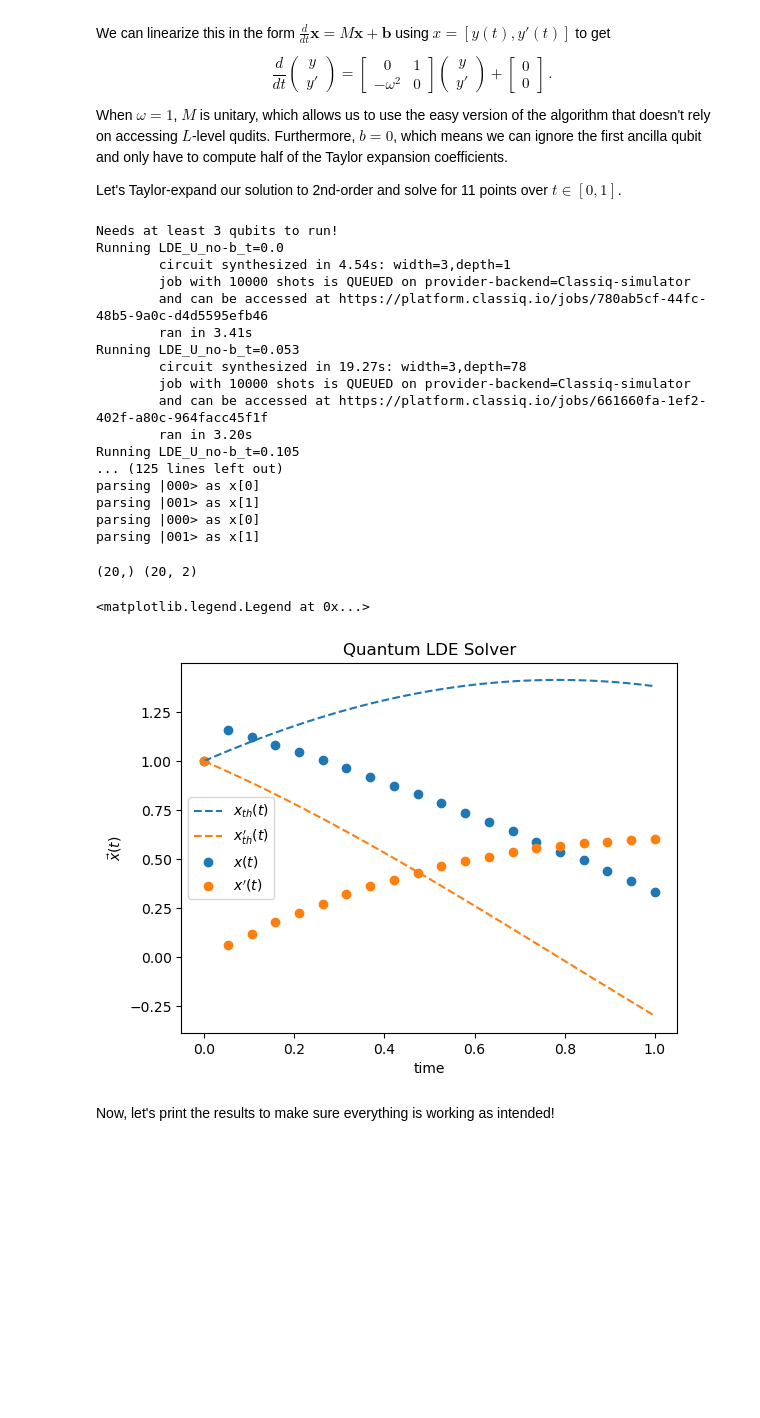
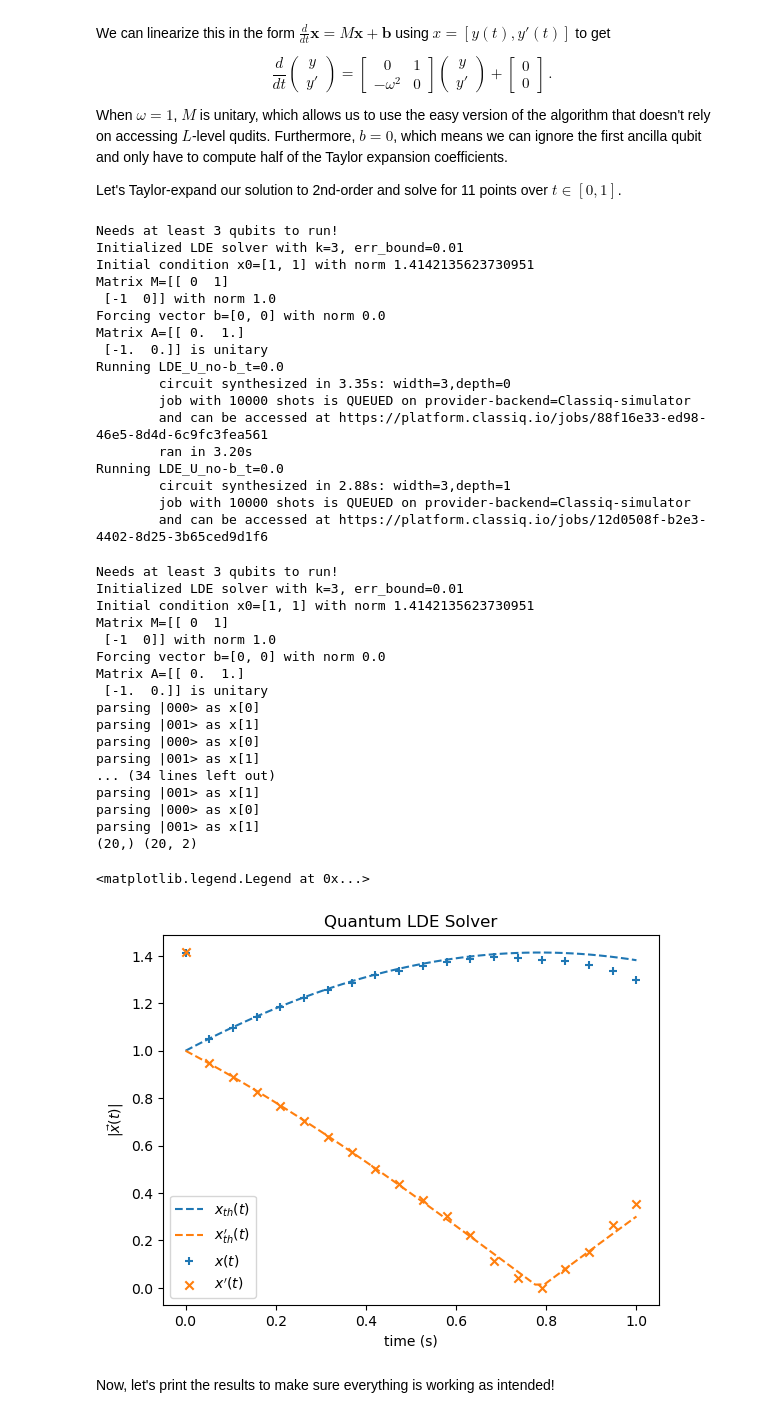
Before and after one commit to picklenchips/Q-SITE-Classiq-Open-Challenge-Quantum-Trees, a Jupyter notebook: Q-LDE_solver.ipynb, the cells around one changed output. Saved outputs shown, nothing was run; the diff lists cells and outputs as text; code cells hidden in the pictures; blank space fills up the shorter version.

Commit message:
solution_parsing

```diff
--- a/Q-LDE_solver.ipynb
+++ b/Q-LDE_solver.ipynb
@@ -53,11 +53,11 @@ import time, os
 
 from classiq import (
     qfunc, Output, QBit, QNum, QArray, CInt,
-    allocate, within_apply, control, #repeat, if_,
+    allocate, within_apply, control, repeat, if_,
     #inplace_prepare_state, hadamard_transform, inplace_prepare_int,
     inplace_prepare_amplitudes,
     create_model, write_qmod,
-    #X, H, SWAP,
+    X, H, SWAP, I,
     unitary,
     Constraints, Preferences,
 )
@@ -66,7 +66,7 @@ from classiq.executor import execute
 from classiq.execution import ExecutionPreferences, IBMBackendPreferences,  IBMBackendProvider
 from classiq.interface.generator.quantum_program import QuantumProgram
 
-from util import quantum_encode, is_unitary, write_qprog, get_work_strings
+from util import quantum_encode, is_unitary, write_qprog, get_work_strings, quantum_vectorize, quantum_unvectorize
 
 # wierd bug with asyncio and jupyter notebooks...
 import nest_asyncio
@@ -437,53 +508,72 @@ x0 = [1,1]
 b = [0,0]
 
 k = 3
+err_bound = 0.01
+solver = QuantumLDESolver(M, x0, b, k, err_bound)
+
 num_timesteps = 20
 time_range = (0,1)
 times = np.linspace(time_range[0],time_range[1],num_timesteps)
-err_bound = 0.01
 
-solver = QuantumLDESolver(M, x0, b, k, err_bound)
-results = solver.solve(times, opt='depth', nshots=10000, sim='Classiq', open_circuit=False)
-yt = solver.parse_data(results)  # can also just use internal saved data
+yt = solver.solution_with_sign(times, opt='depth', nshots=10000, sim='Classiq', open_circuit=False)
 # %% [output]
 Needs at least 3 qubits to run!
+Initialized LDE solver with k=3, err_bound=0.01
+Initial condition x0=[1, 1] with norm 1.4142135623730951
+Matrix M=[[ 0  1]
+ [-1  0]] with norm 1.0
+Forcing vector b=[0, 0] with norm 0.0
+Matrix A=[[ 0.  1.]
+ [-1.  0.]] is unitary
 Running LDE_U_no-b_t=0.0
-        circuit synthesized in 4.54s: width=3,depth=1
+        circuit synthesized in 3.35s: width=3,depth=0
         job with 10000 shots is QUEUED on provider-backend=Classiq-simulator
-        and can be accessed at https://platform.classiq.io/jobs/780ab5cf-44fc-48b5-9a0c-d4d5595efb46
-        ran in 3.41s
-Running LDE_U_no-b_t=0.053
-        circuit synthesized in 19.27s: width=3,depth=78
+        and can be accessed at https://platform.classiq.io/jobs/88f16e33-ed98-46e5-8d4d-6c9fc3fea561
+        ran in 3.20s
+Running LDE_U_no-b_t=0.0
+        circuit synthesized in 2.88s: width=3,depth=1
         job with 10000 shots is QUEUED on provider-backend=Classiq-simulator
-        and can be accessed at https://platform.classiq.io/jobs/661660fa-1ef2-402f-a80c-964facc45f1f
-        ran in 3.20s
-Running LDE_U_no-b_t=0.105
-... (125 lines left out)
-parsing |000> as x[0]
-parsing |001> as x[1]
-parsing |000> as x[0]
-parsing |001> as x[1]
+        and can be accessed at https://platform.classiq.io/jobs/12d0508f-b2e3-4402-8d25-3b65ced9d1f6
 # %%
 # moved to update the parse_data function
-#yt = QuantumLDESolver(M, x0, b, k, err_bound).parse_data(results)
+yt = QuantumLDESolver(M, x0, b, k, err_bound).parse_data(results)
 import matplotlib.pyplot as plt
+# use absolute value since we can only recover absolute amplitudes,
+# no phase recovery!
 def analytical_soln(w, times):
     # x, x'
-    return np.array([np.cos(w*times) + np.sin(w*times)/w, -w*np.sin(w*times) + np.cos(w*times)]).T
+    x_xdiv = [np.cos(w*times) + np.sin(w*times)/w, -w*np.sin(w*times) + np.cos(w*times)]
+    return np.array(x_xdiv).T
 
 smooth_times = np.linspace(times[0],times[-1],50)
 plt.plot(smooth_times, analytical_soln(1, smooth_times), '--',label=['$x_{th}(t)$','$x_{th}\'(t)$'])
 print(times.shape, yt.shape)
-plt.scatter(times, yt[:,0], label='$x(t)$')
-plt.scatter(times, yt[:,1], label="$x'(t)$")
-plt.xlabel('time')
-plt.ylabel(r'$\vec{x}(t)$')
+plt.scatter(times, yt[:,0], label='$x(t)$', marker='+')
+plt.scatter(times, yt[:,1], label="$x'(t)$", marker='x')
+plt.xlabel('time (s)')
+plt.ylabel(r'$|\vec{x}(t)|$')
 plt.title('Quantum LDE Solver')
 plt.legend()
 # %% [output]
+Needs at least 3 qubits to run!
+Initialized LDE solver with k=3, err_bound=0.01
+Initial condition x0=[1, 1] with norm 1.4142135623730951
+Matrix M=[[ 0  1]
+ [-1  0]] with norm 1.0
+Forcing vector b=[0, 0] with norm 0.0
+Matrix A=[[ 0.  1.]
+ [-1.  0.]] is unitary
+parsing |000> as x[0]
+parsing |001> as x[1]
+parsing |000> as x[0]
+parsing |001> as x[1]
+... (34 lines left out)
+parsing |001> as x[1]
+parsing |000> as x[0]
+parsing |001> as x[1]
 (20,) (20, 2)
 <matplotlib.legend.Legend at 0x...>
-[figure, old version]
+[figure, new version]
 # %% [markdown]
 Now, let's print the results to make sure everything is working as intended!
 # %%
```
Also changed, not shown: parts of 2 cells of this notebook, 43 other files.
